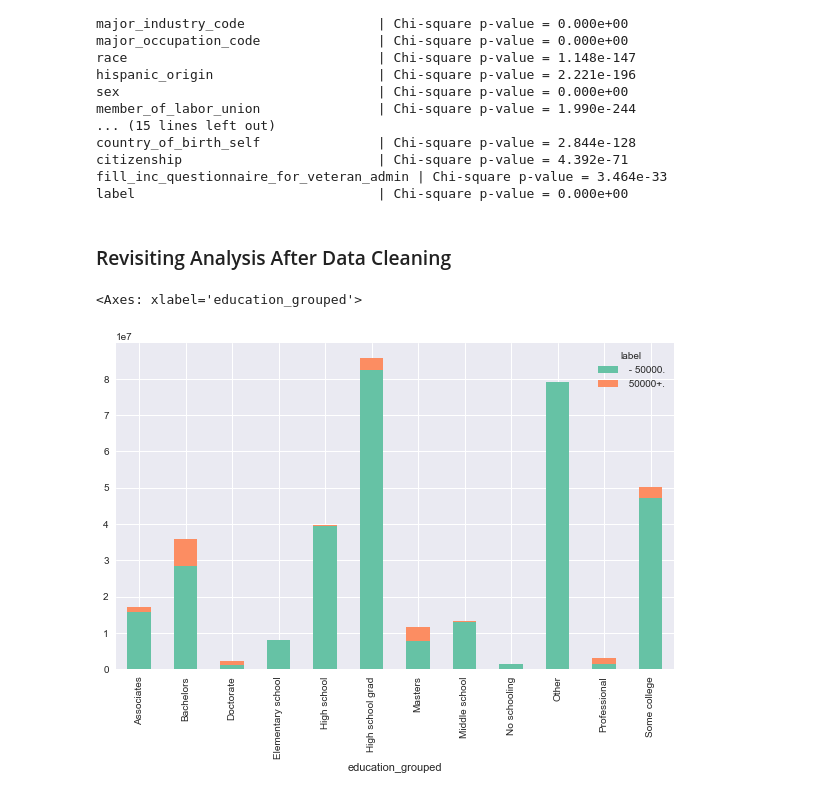
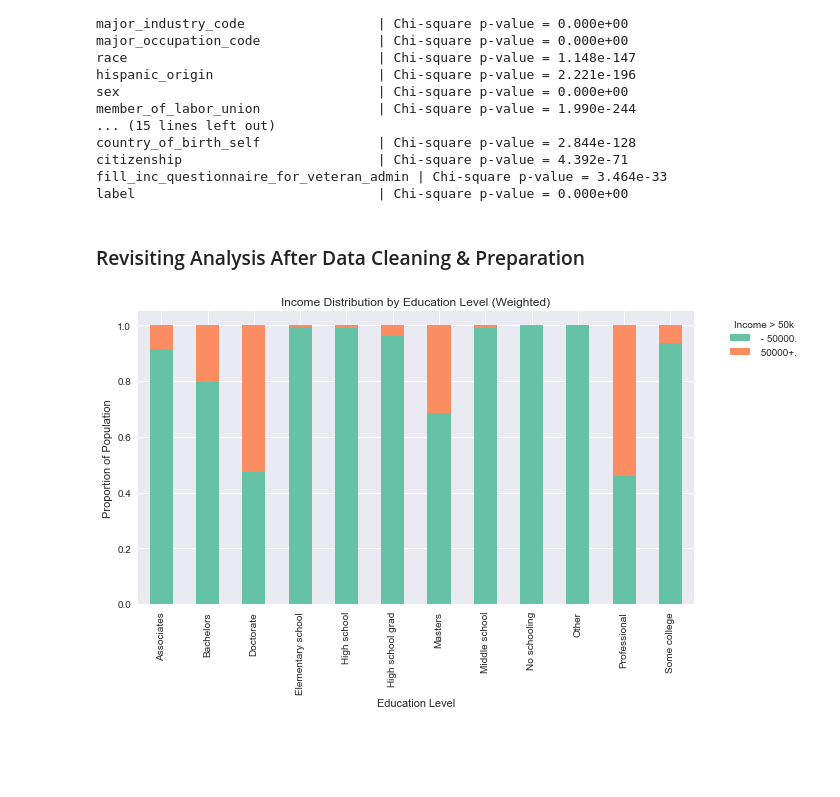
Before and after one commit to clairelubash/census-classification, a Jupyter notebook: notebooks/eda.ipynb, the cells around one changed output. Drawn from its saved outputs; the diff is of its cells as text; code cells hidden in the pictures; blank space fills up the shorter version.

```diff
--- a/notebooks/eda.ipynb
+++ b/notebooks/eda.ipynb
@@ -359,38 +361,60 @@ citizenship                         | Chi-square p-value = 4.392e-71
 fill_inc_questionnaire_for_veteran_admin | Chi-square p-value = 3.464e-33
 label                               | Chi-square p-value = 0.000e+00
 # %% [markdown]
-### Revisiting Analysis After Data Cleaning
+### Revisiting Analysis After Data Cleaning & Preparation
+# %%
+def plot_feature_against_label(df: pd.DataFrame, feature: str, xlabel: str):
+    '''
+    Creates a plot of a feature against income level (our target variable).
+    Utilizes the `instance_weight` feature to capture the feature in the actual U.S. population.
+    '''
+    weighted_counts = (
+      df.groupby([feature, 'label'], observed=True)['instance_weight']
+        .sum()
+        .reset_index()
+    )
+
+    weighted_counts['prop'] = (
+      weighted_counts.groupby(feature, observed=True)['instance_weight']
+      .transform(lambda x: x / x.sum())
+    )
+
+    plot_df = weighted_counts.pivot(
+        index=feature, columns='label', values='prop'
+    )
+
+    ax = plot_df.plot(kind='bar', stacked=True, figsize=(10,6))
+
+    plt.title(f'Income Distribution by {xlabel} (Weighted)')
+    plt.ylabel('Proportion of Population')
+    plt.xlabel(f'{xlabel}')
+    plt.legend(title='Income > 50k', bbox_to_anchor=(1.05, 1))
+    plt.tight_layout()
+    plt.show()
 # %%
 EDUCATION_GROUPS = {
     ' No schooling': 'No schooling',
     ' Less than 1st grade': 'No schooling',
     ' 1st 2nd 3rd or 4th grade': 'Elementary school',
     ' 5th or 6th grade': 'Elementary school',
     ' 7th and 8th grade': 'Middle school',
     ' 9th grade': 'High school',
     ' 10th grade': 'High school',
     ' 11th grade': 'High school',
     ' 12th grade no diploma': 'High school',
     ' High school graduate': 'High school grad',
     ' Some college but no degree': 'Some college',
     ' Associates degree-academic program': 'Associates',
     ' Associates degree-occup /vocational': 'Associates',
     ' Bachelors degree(BA AB BS)': 'Bachelors',
     ' Masters degree(MA MS MEng MEd MSW MBA)': 'Masters',
     ' Prof school degree (MD DDS DVM LLB JD)': 'Professional',
     ' Doctorate degree(PhD EdD)': 'Doctorate',
     ' Children': 'Other'
 }
 new_df = train_df.copy()
 new_df['education_grouped'] = new_df['education'].map(EDUCATION_GROUPS)
 
-edu_counts = (
-    new_df.groupby(['education_grouped', 'label'])['instance_weight']
-      .sum()
-      .unstack(fill_value=0)
-)
-
-edu_counts.plot(kind='bar', stacked=True, figsize=(10,6))
+plot_feature_against_label(new_df, 'education_grouped', 'Education Level')
 # %% [output]
-<Axes: xlabel='education_grouped'>
-[figure, old version]
+[figure, new version]
```
Also changed, not shown: parts of 21 cells of this notebook, 10 other files.
